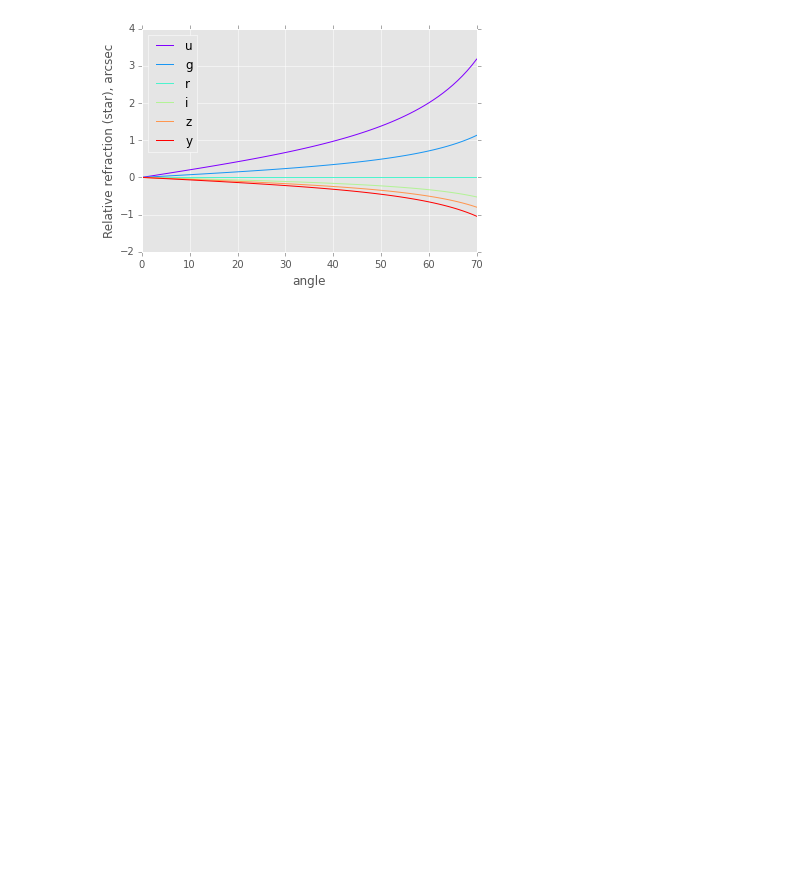
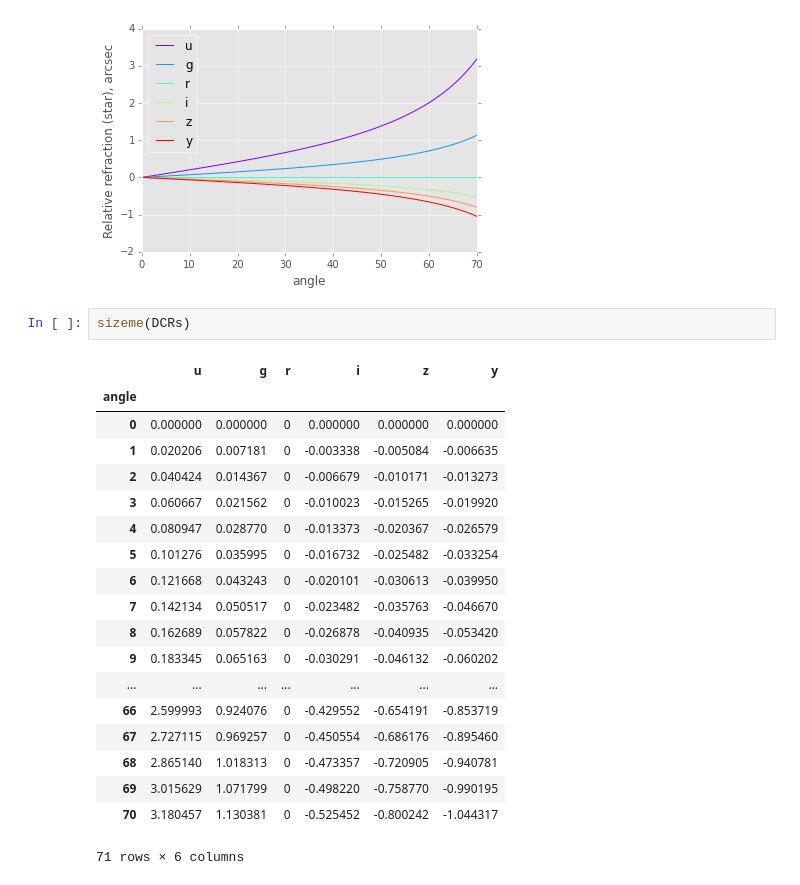
Before and after one commit to isullivan/LSST-DCR, a Jupyter notebook: code/notebooks/chroma_test4.ipynb, the cells around one changed output. Saved outputs shown, nothing was run; the diff lists cells and outputs as text; blank space fills up the shorter version.

```diff
--- a/code/notebooks/chroma_test4.ipynb
+++ b/code/notebooks/chroma_test4.ipynb
@@ -135,6 +135,28 @@ ax.set_ylabel('Relative refraction (star), arcsec')
 # %% [output]
 <matplotlib.text.Text at 0x...>
 [figure]
+# %%
+sizeme(DCRs)
+# %% [output]
+|  | u | g | r | i | z | y |
+| angle |  |  |  |  |  |  |
+| 0 | 0.000000 | 0.000000 | 0 | 0.000000 | 0.000000 | 0.000000 |
+| 1 | 0.020206 | 0.007181 | 0 | -0.003338 | -0.005084 | -0.006635 |
+| 2 | 0.040424 | 0.014367 | 0 | -0.006679 | -0.010171 | -0.013273 |
+| 3 | 0.060667 | 0.021562 | 0 | -0.010023 | -0.015265 | -0.019920 |
+| 4 | 0.080947 | 0.028770 | 0 | -0.013373 | -0.020367 | -0.026579 |
+| 5 | 0.101276 | 0.035995 | 0 | -0.016732 | -0.025482 | -0.033254 |
+| 6 | 0.121668 | 0.043243 | 0 | -0.020101 | -0.030613 | -0.039950 |
+| 7 | 0.142134 | 0.050517 | 0 | -0.023482 | -0.035763 | -0.046670 |
+| 8 | 0.162689 | 0.057822 | 0 | -0.026878 | -0.040935 | -0.053420 |
+| 9 | 0.183345 | 0.065163 | 0 | -0.030291 | -0.046132 | -0.060202 |
+| ... | ... | ... | ... | ... | ... | ... |
+| 66 | 2.599993 | 0.924076 | 0 | -0.429552 | -0.654191 | -0.853719 |
+| 67 | 2.727115 | 0.969257 | 0 | -0.450554 | -0.686176 | -0.895460 |
+| 68 | 2.865140 | 1.018313 | 0 | -0.473357 | -0.720905 | -0.940781 |
+| 69 | 3.015629 | 1.071799 | 0 | -0.498220 | -0.758770 | -0.990195 |
+| 70 | 3.180457 | 1.130381 | 0 | -0.525452 | -0.800242 | -1.044317 |
+71 rows × 6 columns
 # %%
 print 69.328/0.13332239
 print 749.3/10./0.13332239
```
Also changed, not shown: parts of 1 cell of this notebook.
